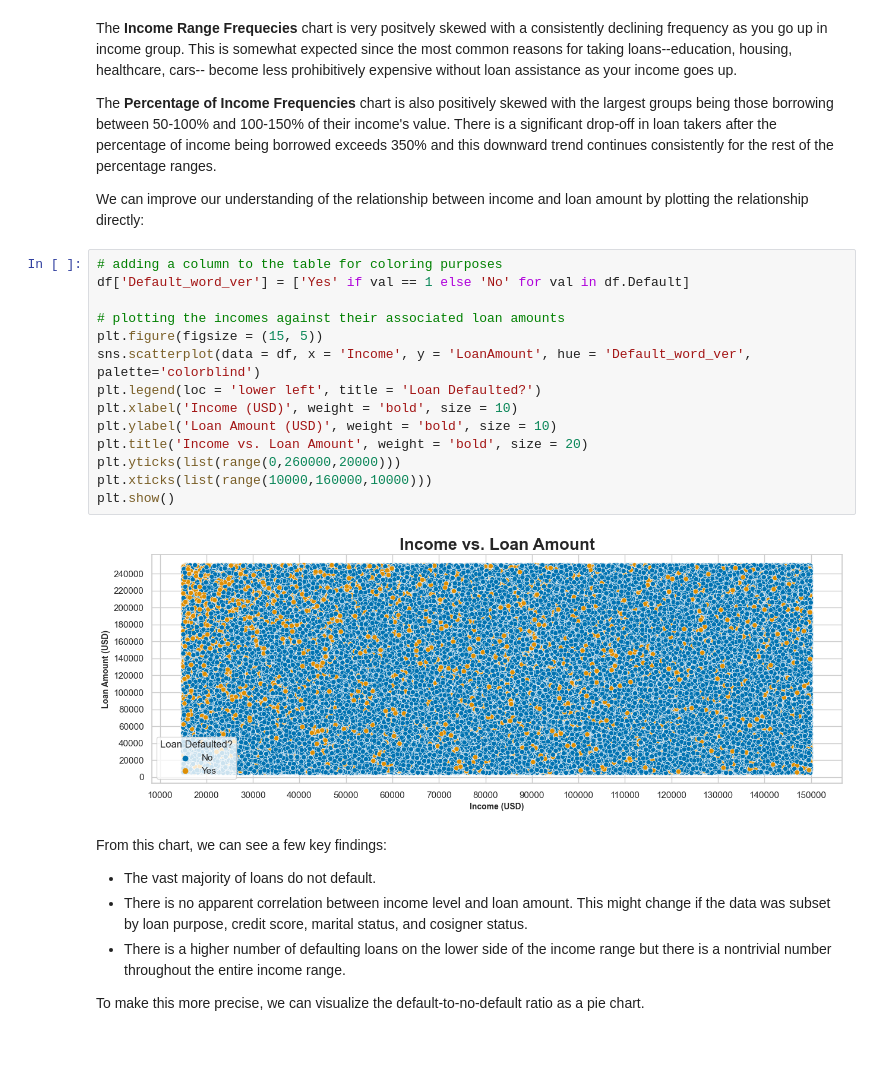
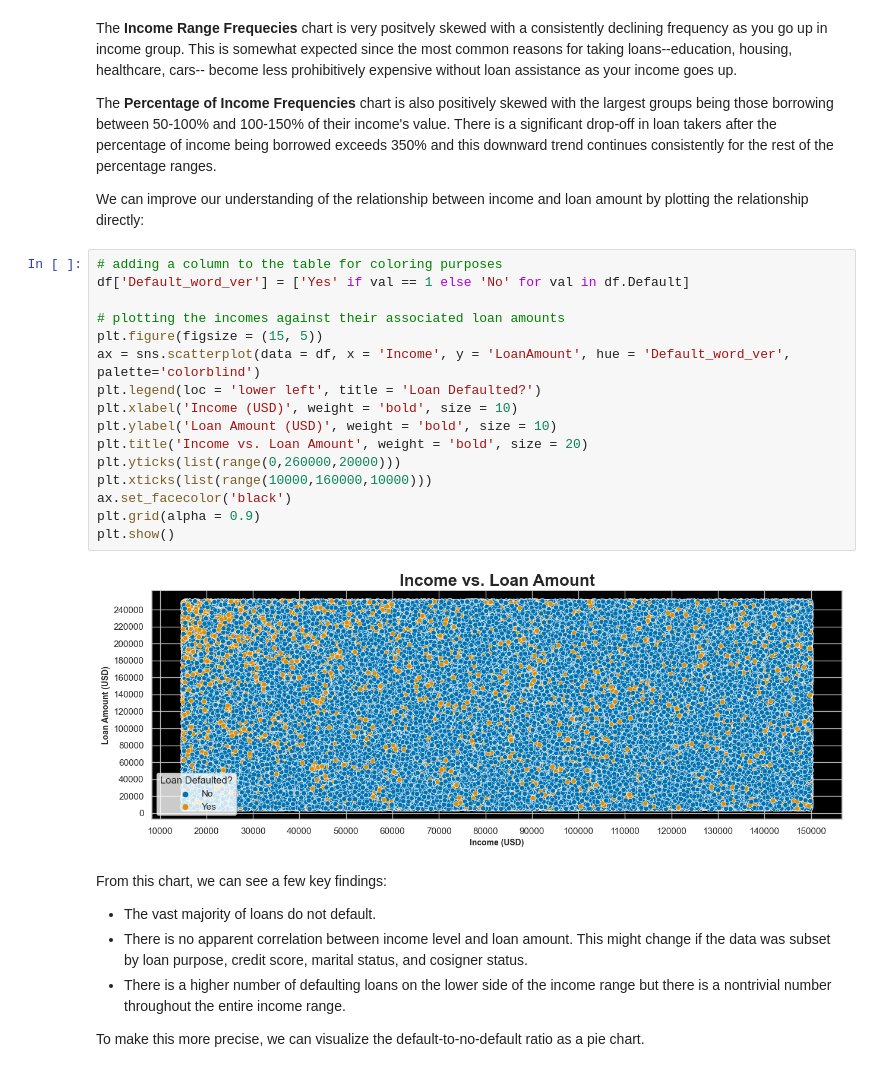
Before and after one commit to the-ethical-ai/Loan_default, a Jupyter notebook: Loan_Default_Full_Report.ipynb, the cells around one changed output. Cells and saved outputs as stored; diff of their text form.

```diff
--- a/Loan_Default_Full_Report.ipynb
+++ b/Loan_Default_Full_Report.ipynb
@@ -251,19 +255,21 @@ We can improve our understanding of the relationship between income and loan amo
 # %%
 # adding a column to the table for coloring purposes
 df['Default_word_ver'] = ['Yes' if val == 1 else 'No' for val in df.Default]
 
 # plotting the incomes against their associated loan amounts
 plt.figure(figsize = (15, 5))
-sns.scatterplot(data = df, x = 'Income', y = 'LoanAmount', hue = 'Default_word_ver', palette='colorblind')
+ax = sns.scatterplot(data = df, x = 'Income', y = 'LoanAmount', hue = 'Default_word_ver', palette='colorblind')
 plt.legend(loc = 'lower left', title = 'Loan Defaulted?')
 plt.xlabel('Income (USD)', weight = 'bold', size = 10)
 plt.ylabel('Loan Amount (USD)', weight = 'bold', size = 10)
 plt.title('Income vs. Loan Amount', weight = 'bold', size = 20)
 plt.yticks(list(range(0,260000,20000)))
 plt.xticks(list(range(10000,160000,10000)))
+ax.set_facecolor('black')
+plt.grid(alpha = 0.9)
 plt.show()
 # %% [output]
-[figure, old version]
+[figure, new version]
 # %% [markdown]
 From this chart, we can see a few key findings:
 * The vast majority of loans do not default.
```
Also changed, not shown: parts of 3 cells of this notebook.
